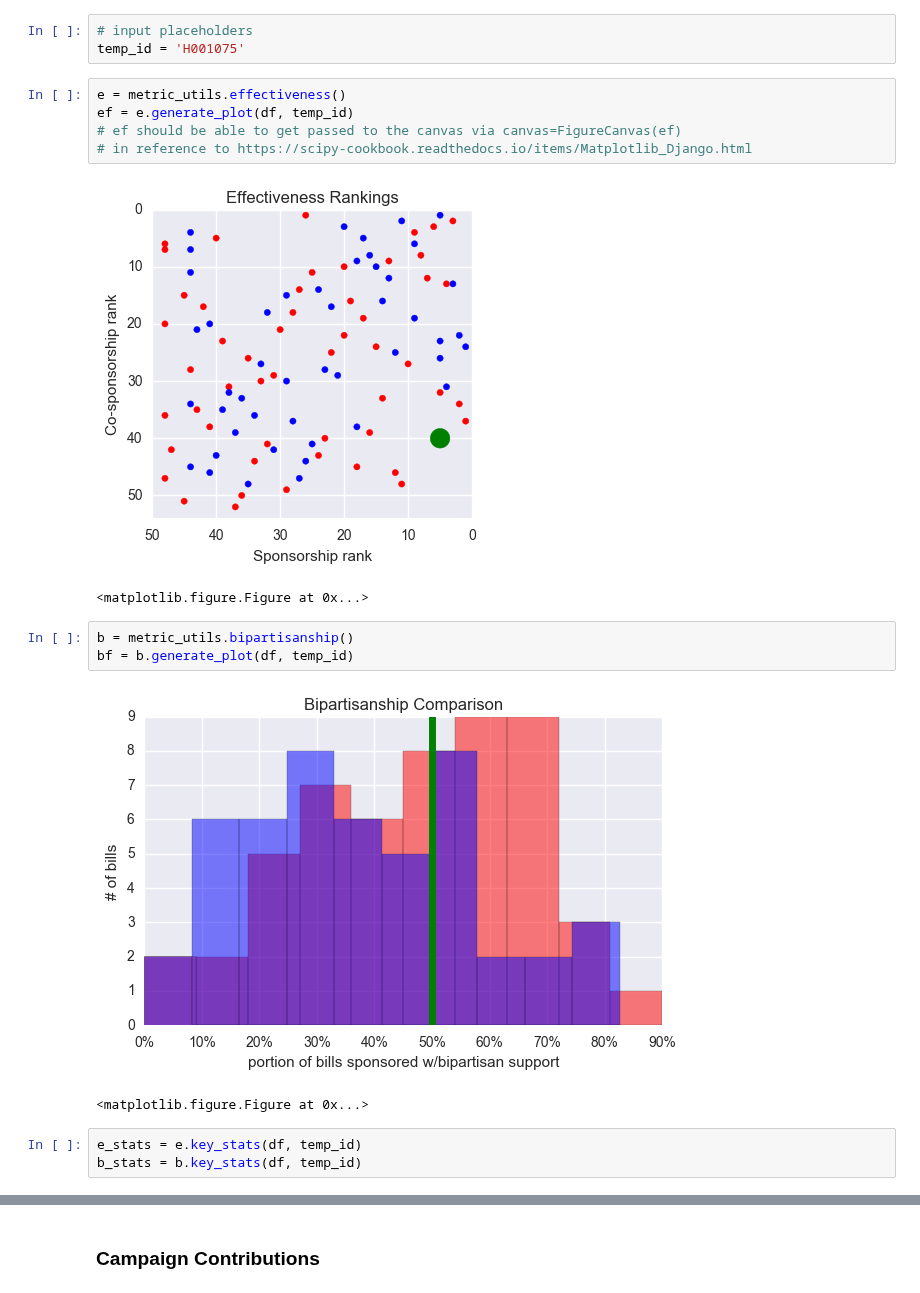
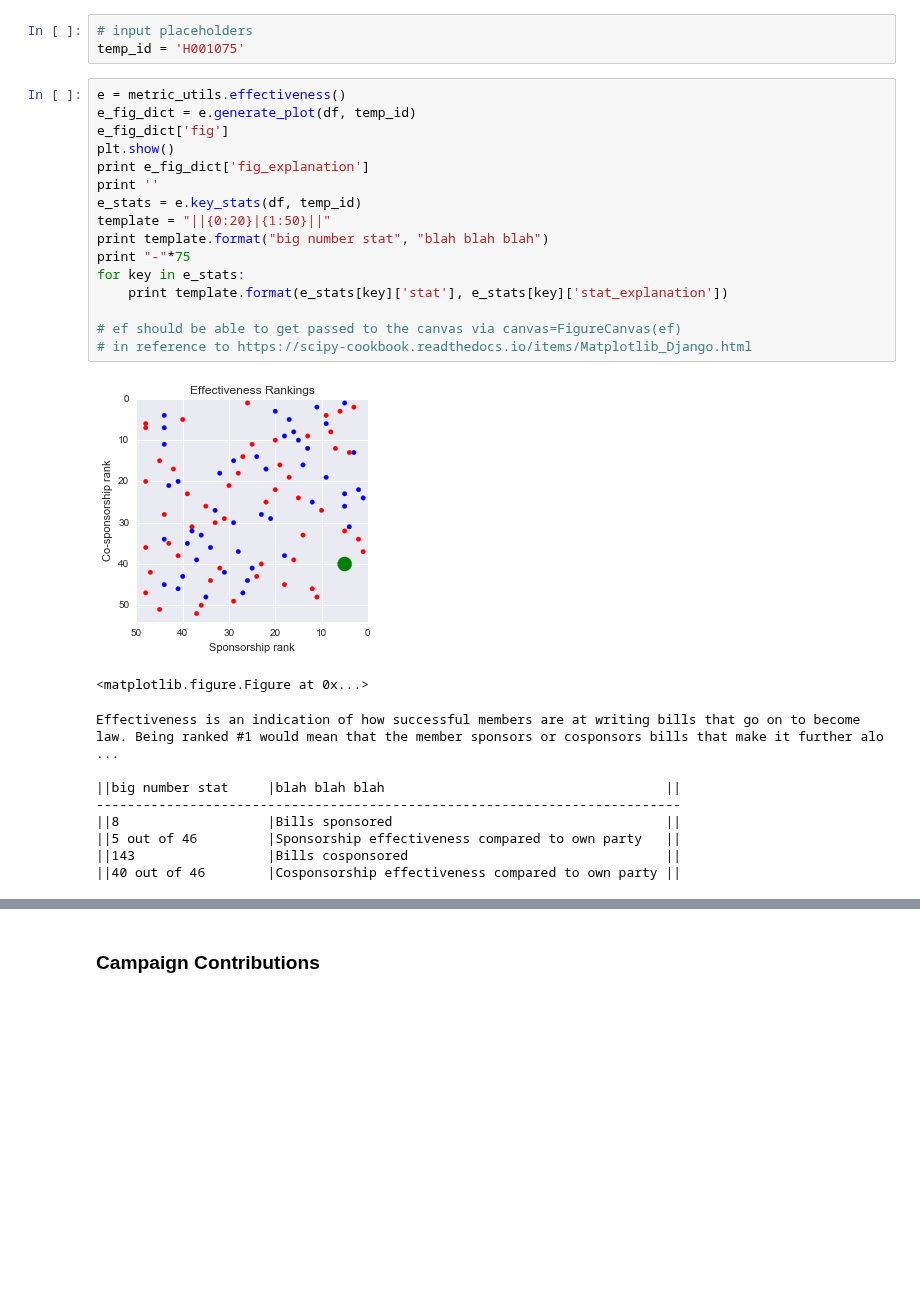
Before and after one commit to mslisa/PoliticalInsights, a Jupyter notebook: Metric_utils_test.ipynb, the cells around one changed output, grey strips where cells are left out. Drawn from its saved outputs; the diff is of its cells as text; blank space fills up the shorter version.

Commit message:
updated utils output format for effectiveness and bipartisanship

```diff
--- a/Metric_utils_test.ipynb
+++ b/Metric_utils_test.ipynb
@@ -24,18 +24,28 @@ from IPython.display import Image, display
 temp_id = 'H001075'
 # %%
 e = metric_utils.effectiveness()
-ef = e.generate_plot(df, temp_id)
+e_fig_dict = e.generate_plot(df, temp_id)
+e_fig_dict['fig']
+plt.show()
+print e_fig_dict['fig_explanation']
+print ''
+e_stats = e.key_stats(df, temp_id)
+template = "||{0:20}|{1:50}||"
+print template.format("big number stat", "blah blah blah")
+print "-"*75
+for key in e_stats:
+    print template.format(e_stats[key]['stat'], e_stats[key]['stat_explanation'])
+
 # ef should be able to get passed to the canvas via canvas=FigureCanvas(ef)
 # in reference to https://scipy-cookbook.readthedocs.io/items/Matplotlib_Django.html
 # %% [output]
-[figure, old version]
+[figure, new version]
 <matplotlib.figure.Figure at 0x...>
+Effectiveness is an indication of how successful members are at writing bills that go on to become law. Being ranked #1 would mean that the member sponsors or cosponsors bills that make it further alo ...
+
+||big number stat     |blah blah blah                                    ||
+---------------------------------------------------------------------------
+||8                   |Bills sponsored                                   ||
+||5 out of 46         |Sponsorship effectiveness compared to own party   ||
+||143                 |Bills cosponsored                                 ||
+||40 out of 46        |Cosponsorship effectiveness compared to own party ||
-# %%
-b = metric_utils.bipartisanship()
-bf = b.generate_plot(df, temp_id)
-# %% [output]
-[figure, removed]
-<matplotlib.figure.Figure at 0x...>
-# %%
-e_stats = e.key_stats(df, temp_id)
-b_stats = b.key_stats(df, temp_id)
```
Also changed, not shown: parts of 7 cells of this notebook, 1 other file.
